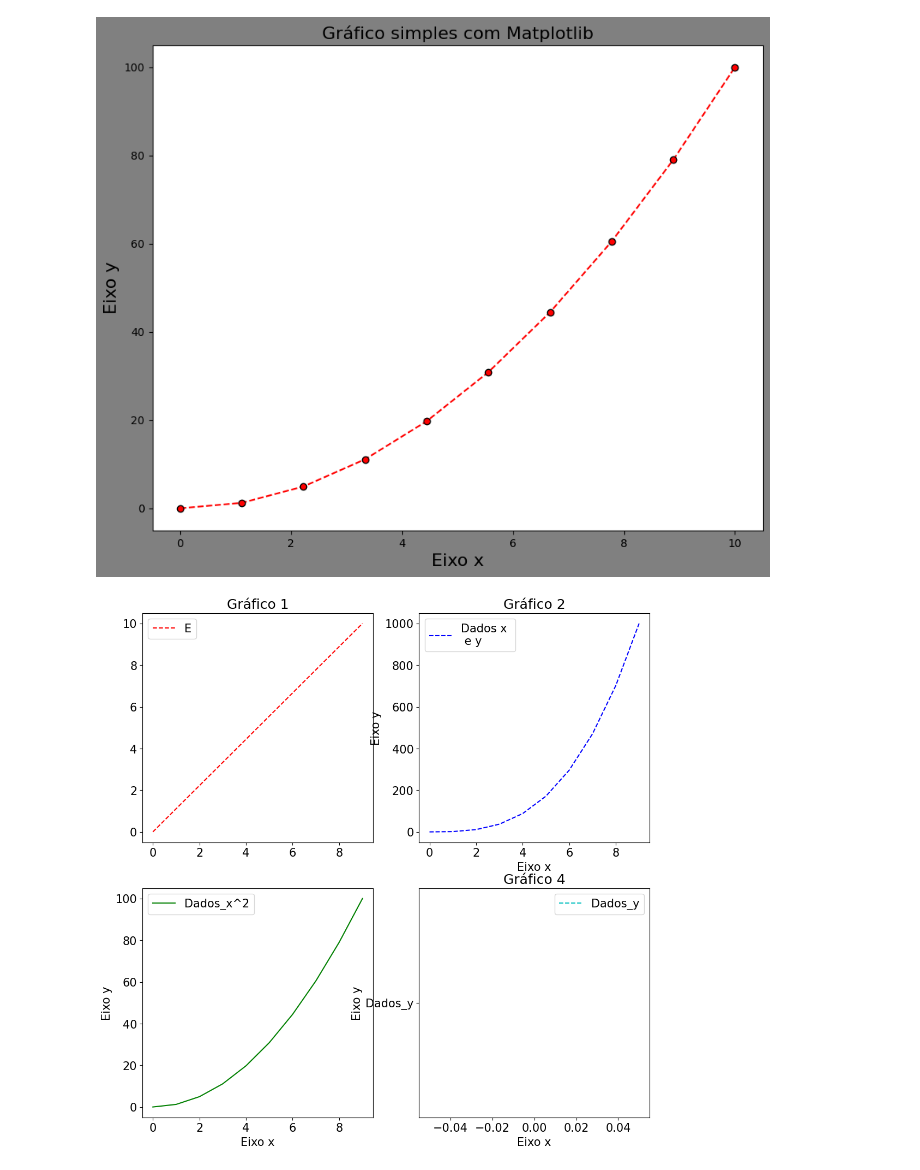
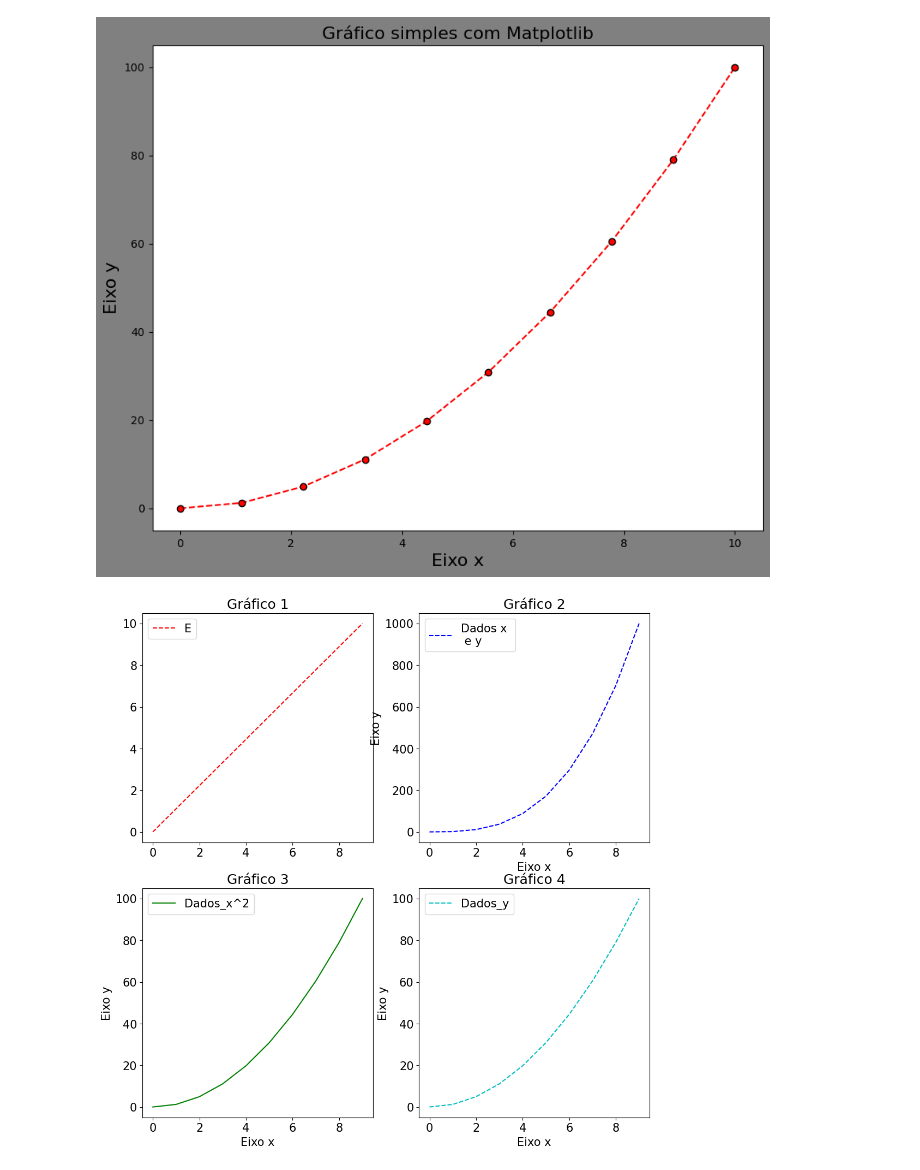
Before and after one commit to Ana-Azuma/IABD-25-TURMAB, a Jupyter notebook: aula03/codigo.ipynb, the cells around one changed output. Saved outputs shown, nothing was run; the diff lists cells and outputs as text; code cells hidden in the pictures.

```diff
--- a/aula03/codigo.ipynb
+++ b/aula03/codigo.ipynb
@@ -41,32 +41,33 @@ plt.plot(Dados_x, 'r--', label='Dados_x')
 plt.legend(loc='lower right') # cria legenda para o gráfico
 plt.legend('Eixo x')
 plt.legend('Eixo y')
 plt.title('Gráfico 1')
 
 # 2 gráfico
 plt.subplot(linhas,colunas,2)
 plt.plot(Dados_x*Dados_y,'b--',label='Dados x \n e y') # alterando a cor da linha
 plt.title('Gráfico 2') # titulo do gráfico
 plt.xlabel('Eixo x')
 plt.ylabel('Eixo y')
 plt.legend()
 
 # Gráfico 3
 plt.subplot(linhas, colunas,3)
 plt.plot(Dados_x*Dados_x, 'g-', label='Dados_x^2')
+plt.title('Gráfico 3')
 plt.xlabel('Eixo x')
 plt.ylabel('Eixo y')
 plt.legend()
 
 # Gráfico 4
 plt.subplot(linhas,colunas,4)
-plt.plot('Dados_y','c--',label='Dados_y')
+plt.plot(Dados_y,'c--',label='Dados_y')
 plt.title('Gráfico 4')
 plt.xlabel('Eixo x')
 plt.ylabel('Eixo y')
 plt.legend()
 
 plt.savefig('Grafico aula03.png') #salva a figura
 plt.show() #remove o warning
 # %% [output]
-[figure, old version]
+[figure, new version]
```
Also changed, not shown: parts of 1 cell of this notebook, 1 other file.
